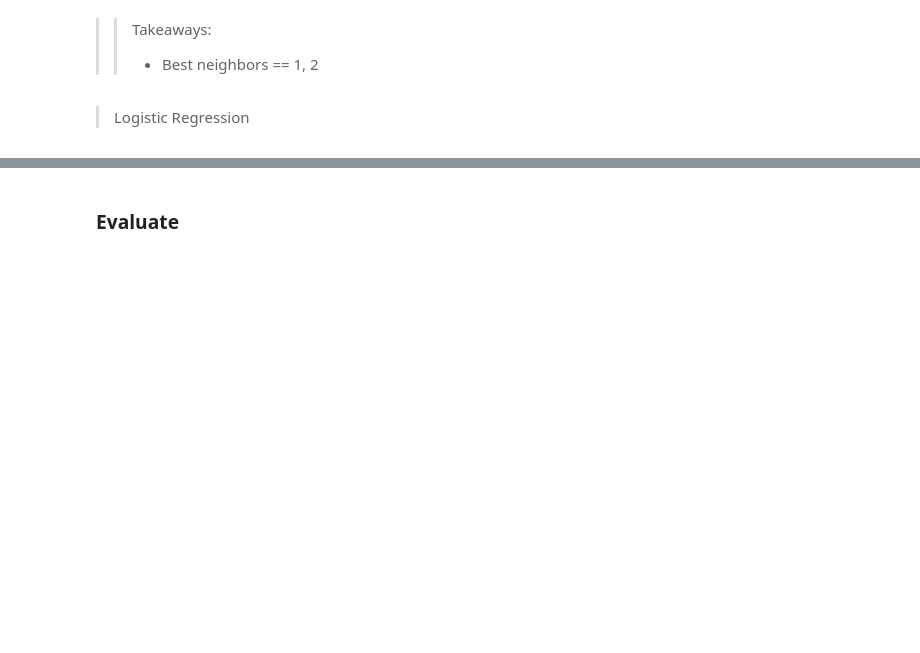
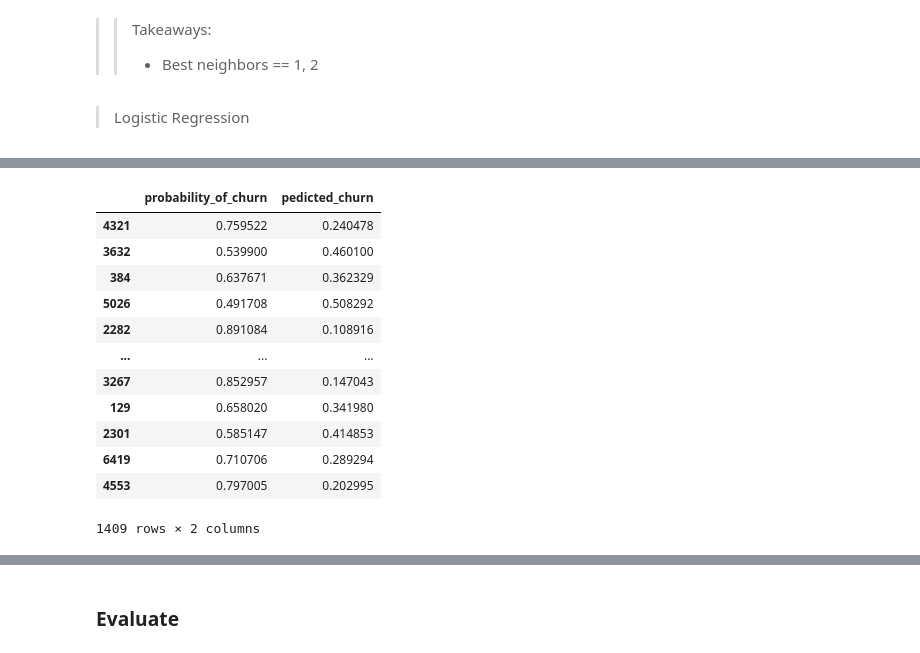
Before and after one commit to aaron-mv-moore/classification-telco-project, a Jupyter notebook: Plan.ipynb, the cells around one changed output, grey strips where cells are left out. Drawn from its saved outputs; the diff is of its cells as text; code cells hidden in the pictures; blank space fills up the shorter version.

```diff
--- a/Plan.ipynb
+++ b/Plan.ipynb
@@ -1474,2 +1684,8 @@ def telco_best_logit(X_train, y_train, X_val, y_val):
 # %%
-telco_best_logit(X_train, y_train, X_val, y_val)
+# infor for csv
+logit = LogisticRegression(C=.01)
+logit.fit(X_test, y_test)
+y_preds = logit.predict(X_test)
+y_preds_proba = logit.predict_proba(X_test)
+test_csv = X_test
+# pd.DataFrame(y_preds, y_preds_proba)
@@ -1485,0 +1692,2 @@ telco_best_logit(X_train, y_train, X_val, y_val)
+# %%
+test_csv[['probability_of_churn', 'pedicted_churn']] = y_preds_proba
@@ -1485,0 +1705,18 @@ telco_best_logit(X_train, y_train, X_val, y_val)
+# %%
+test_csv = test_csv.iloc[:,-2:]
+# %%
+test_csv
+# %% [output]
+|  | probability_of_churn | pedicted_churn |
+| 4321 | 0.759522 | 0.240478 |
+| 3632 | 0.539900 | 0.460100 |
+| 384 | 0.637671 | 0.362329 |
+| 5026 | 0.491708 | 0.508292 |
+| 2282 | 0.891084 | 0.108916 |
+| ... | ... | ... |
+| 3267 | 0.852957 | 0.147043 |
+| 129 | 0.658020 | 0.341980 |
+| 2301 | 0.585147 | 0.414853 |
+| 6419 | 0.710706 | 0.289294 |
+| 4553 | 0.797005 | 0.202995 |
+1409 rows × 2 columns
```
Also changed, not shown: parts of 80 cells of this notebook, 4 other files.
